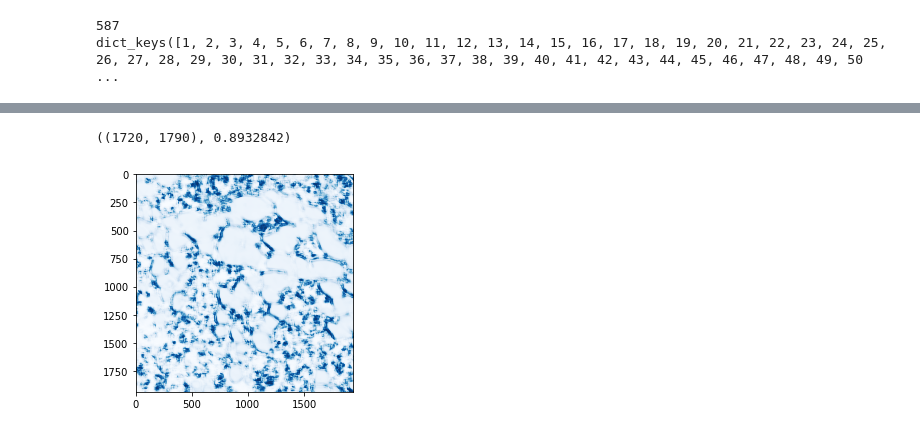
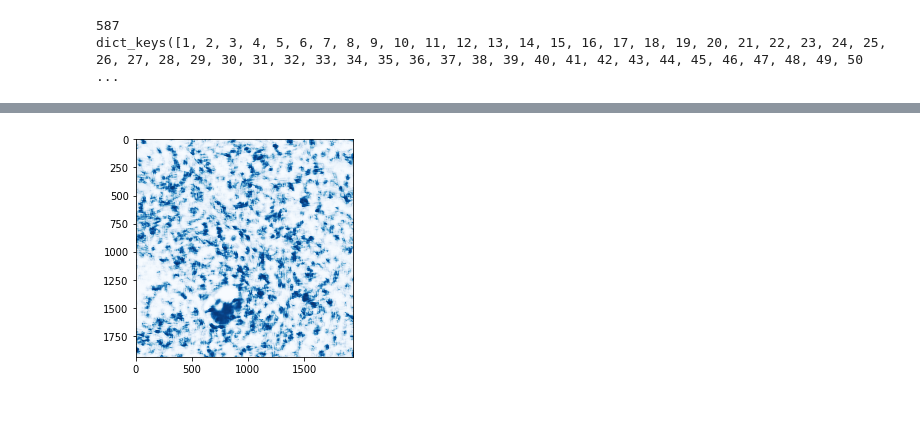
Before and after one commit to sebastianffx/stain_adversarial_learning, a Jupyter notebook: TUPAC_CNN_Train.ipynb, the cells around one changed output, grey strips where cells are left out. Cells and saved outputs as stored; diff of their text form; code cells hidden in the pictures.

```diff
--- a/TUPAC_CNN_Train.ipynb
+++ b/TUPAC_CNN_Train.ipynb
@@ -401,7 +500,0 @@ True
-# %%
-radius = 32
-smf = np.zeros(mf.shape)
-mf = all_probs[:,:,0]
-bin_mask_mf = np.array(mf> threshold,dtype=int)
-all_pairs_p = list(zip(np.nonzero(bin_mask_mf)[0],np.nonzero(bin_mask_mf)[1]))
-plt.imshow(np.multiply(mf,bin_mask_mf)[27:30,1372:1375])
@@ -431,6 +600,0 @@ dict_image_csv[13]
-# %%
-for idx_case in cases_test:
-    for csv_num in range(len(dict_image_csv[idx_case])):
-        csv_path = dict_image_csv[idx_case][csv_num]
-        coords_patches, patches = localize_mitosis_patches(csv_path)
-        print(coords_patches)
@@ -501,0 +605,6 @@ len(all_pairs_p)
+# %%
+start = time.time()
+
+D = local_maxima_supression(all_probs,radius,best_val_thres)
+end = time.time()
+print("Time elapsed on variable batch size inference :" + str(end - start))
@@ -501,0 +615,18 @@ len(all_pairs_p)
+# %%
+#Reading the GT coordinates for the current test case, any detection closer than 20 pixels  to a center will be
+#considered as a true positive
+stride_x,stride_y = 63,63
+radius = 32
+distance_gt_pxs = 22
+
+all_meassures = []
+for idx_case in cases_test:
+    for csv_num in range(len(dict_image_csv[idx_case])):
+        print("Computing performance for " +str(dict_image_csv[idx_case][csv_num]) )
+        csv_path = dict_image_csv[idx_case][csv_num]
+        coords_patches, patches, ex_img = localize_mitosis_patches(csv_path,return_img = True)
+        #all_probs = compute_probs_sliding_window(model_mitosis,ex_img,stride_x,stride_y)
+        all_probs = compute_probs_sliding_window(model_mitosis,ex_img)
+        D = local_maxima_supression(all_probs,radius,best_val_thres)
+        all_meassures.append(compute_detectcions_performance(D,coords_patches,distance_gt_pxs))
+        print(coords_patches,  ex_img.shape)
@@ -507,9 +668,0 @@ plt.imshow(all_probs[:,:,0])
-# %%
-mf = all_probs[:,:,0]
-p_m = np.unravel_index(np.argmax(mf), mf.shape)
-p_m_val = np.max(mf)
-p_m,p_m_val
-
-smoothed_mf =
-# %% [output]
-((1720, 1790), 0.8932842)
@@ -518,22 +669,21 @@ kk = Image.fromarray(all_probs[:,:,0])
 # %%
 #mycmap = transparent_cmap(plt.cm.hot)
 import scipy.misc
 
-
 fig, ax = plt.subplots(1, 1)
-ax.imshow(np.multiply(kk,255),cmap=plt.cm.Blues)
-img_fname = 'Mf_img_' + str(1) + '.png'
+ax.imshow(np.multiply(all_probs[:,:,0],255),cmap=plt.cm.Blues)
+img_fname = 'Mf_img_' + str(2) + '.png'
 out_file_path = '/home/sebastian/local_experiments/staining/results/tupac/images/'+img_fname
 #scipy.misc.imsave(out_file_path, np.multiply(kk,255),cmap=plt.cm.Blues)
 #fig.savefig('/home/sebastian/pp.png')
 
 plt.imsave(
             out_file_path,
-            np.multiply(kk,255),
+            np.multiply(all_probs[:,:,0],255),
             cmap=plt.cm.Blues,
             vmin=0,
             vmax=255)
 # %% [output]
-[figure, old version]
+[figure, new version]
 # %%
 def nonmaximasupression(Mf,threshold,radius):
```
Also changed, not shown: parts of 39 cells of this notebook.
